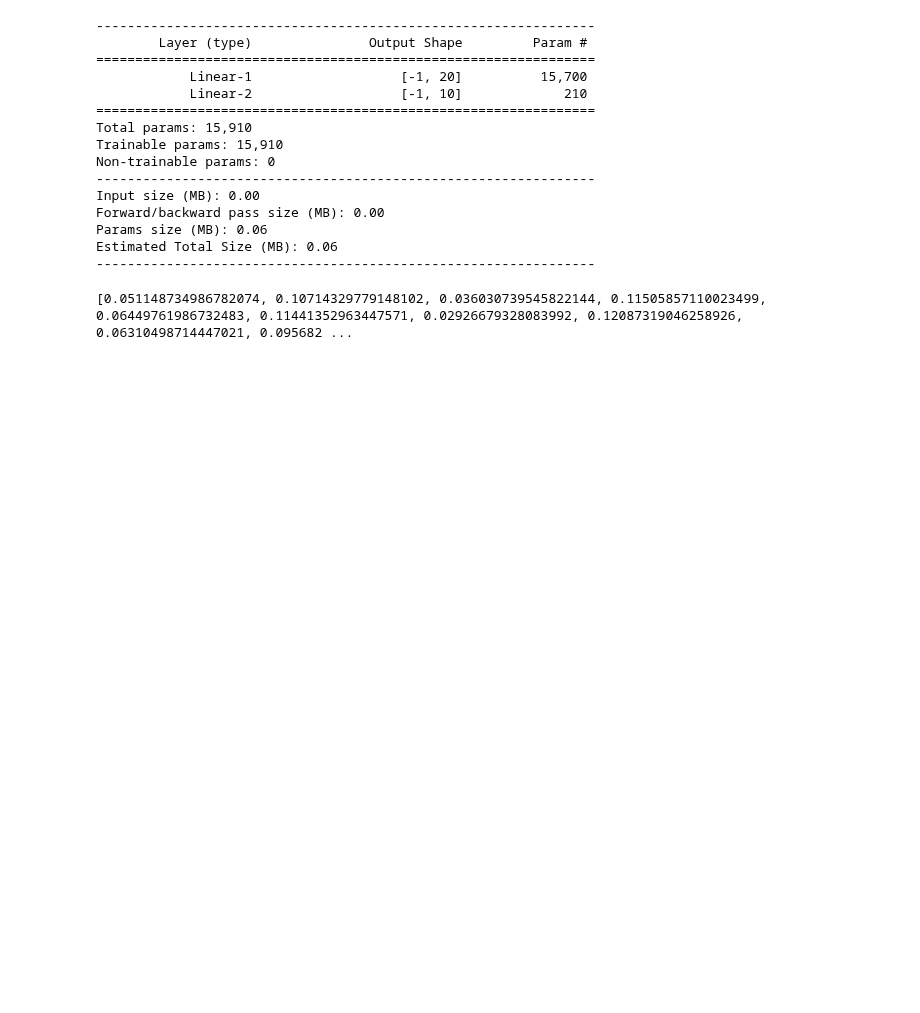
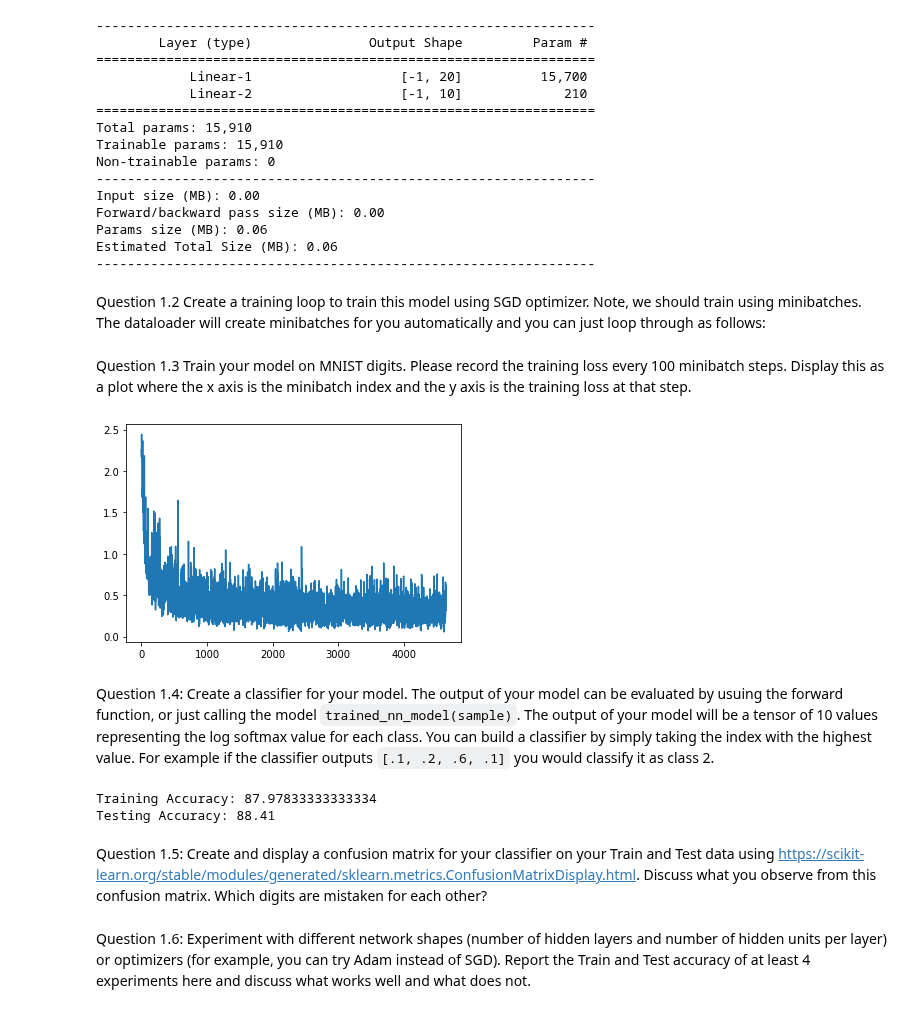
Before and after one commit to Azwadd/CS_59866, a Jupyter notebook: Homeworks/Homework 4/HW04.ipynb, the cells around one changed output. Drawn from its saved outputs; the diff is of its cells as text; code cells hidden in the pictures; blank space fills up the shorter version.

````diff
--- a/Homeworks/Homework 4/HW04.ipynb
+++ b/Homeworks/Homework 4/HW04.ipynb
@@ -180,3 +183,0 @@ class DeviceDataLoader():
-# %%
-train_loader = DeviceDataLoader(train_loader, device)
-test_loader = DeviceDataLoader(test_loader, device)
@@ -183,5 +186,5 @@ test_loader = DeviceDataLoader(test_loader, device)
 # %%
-# Question 1.1: Create a Pytorch module to implement a version of this neural network. Display the shape of the network using torchsummary.summary.
+# Question 1.1
 dimensions = 28**2
 numClasses = 10
 class SimpleNeuralNet(nn.Module):
@@ -203,7 +206,7 @@ class SimpleNeuralNet(nn.Module):
         loss = F.nll_loss(out, labels)
         return loss
 
-nn_model = SimpleNeuralNet(20).cuda()
+nn_model = SimpleNeuralNet(20)
 summary(nn_model, (1, 28, 28))
 # %% [output]
 ----------------------------------------------------------------
@@ -221,25 +224,51 @@ Forward/backward pass size (MB): 0.00
 Params size (MB): 0.06
 Estimated Total Size (MB): 0.06
 ----------------------------------------------------------------
+# %% [markdown]
+Question 1.2 Create a training loop to train this model using SGD optimizer. Note, we should train using minibatches. The dataloader will create minibatches for you automatically and you can just loop through as follows:
 # %%
-# Question 1.2 Create a training loop to train this model using SGD optimizer. Note, we should train using minibatches.
-# The dataloader will create minibatches for you automatically and you can just loop through as follows:
-def train(model, epochs, optimizer, loss_function):
-    losses = []
+# Question 1.2
+def train(model, epochs, training_data, optimizer, loss_function):
+    errors = []
     for epochs in range(epochs):
-        for batch_idx, (data, target) in enumerate(train_loader):
+        for batch_idx, (data, target) in enumerate(training_data):
             optimizer.zero_grad()
-            output = nn_model(data).cuda()
+            with torch.cuda.amp.autocast():
+                output = model(data)
             loss = loss_function(output, target)
+            if batch_idx % 100:
+                errors.append(loss.item())
             loss.backward()
             optimizer.step()
-            #if batch_idx % 1:
-            losses.append(loss.item())
-    return losses
+    return errors
+# %% [markdown]
+Question 1.3 Train your model on MNIST digits. Please record the training loss every 100 minibatch steps. Display this as a plot where the x axis is the minibatch index and the y axis is the training loss at that step.
 # %%
-# Question 1.3: Train your model on MNIST digits. Please record the training loss every 100 minibatch steps.
-# Display this as a plot where the x axis is the minibatch index and the y axis is the training loss at that step.
-losses = train(nn_model, 1, torch.optim.SGD(nn_model.parameters(), lr=0.01), F.nll_loss)
-print(losses)
+# Question 1.3
+# The function in the cell above records loss for every 100 minibatch steps
+errors = train(nn_model, 5, train_loader, torch.optim.SGD(nn_model.parameters(), lr=1e-1), F.nll_loss)
+plt.plot(errors)
+plt.show()
 # %% [output]
-[0.051148734986782074, 0.10714329779148102, 0.036030739545822144, 0.11505857110023499, 0.06449761986732483, 0.11441352963447571, 0.02926679328083992, 0.12087319046258926, 0.06310498714447021, 0.095682 ...
+[figure, added]
+# %% [markdown]
+Question 1.4: Create a classifier for your model. The output of your model can be evaluated by usuing the forward function, or just calling the model ```trained_nn_model(sample)```. The output of your model will be a tensor of 10 values representing the log softmax value for each class. You can build a classifier by simply taking the index with the highest value. For example if the classifier outputs `[.1, .2, .6, .1]` you would classify it as class 2.
+# %%
+# Question 1.4
+def classifier(model, data):
+    correct, total = 0, 0
+    with torch.no_grad():
+        for batch_idx, (data, target) in enumerate(data):
+            output = model(data)
+            rest, predicted = torch.max(output.data, 1)
+            total += target.size(0)
+            correct += (predicted == target).sum().item()
+    return 100 * correct / total
+
+print("Training Accuracy:", classifier(nn_model, train_loader))
+print("Testing Accuracy:", classifier(nn_model, test_loader))
+# %% [output]
+Training Accuracy: 87.97833333333334
+Testing Accuracy: 88.41
+# %% [markdown]
+Question 1.5: Create and display a confusion matrix for your classifier on your Train and Test data using https://scikit-learn.org/stable/modules/generated/sklearn.metrics.ConfusionMatrixDisplay.html. Discuss what you observe from this confusion matrix. Which digits are mistaken for each other?
@@ -245,0 +277,3 @@ print(losses)
+# %% [markdown]
+Question 1.6:
+Experiment with different network shapes (number of hidden layers and number of hidden units per layer) or optimizers (for example, you can try Adam instead of SGD). Report the Train and Test accuracy of at least 4 experiments here and discuss what works well and what does not.
````
Also changed, not shown: parts of 9 cells of this notebook.
